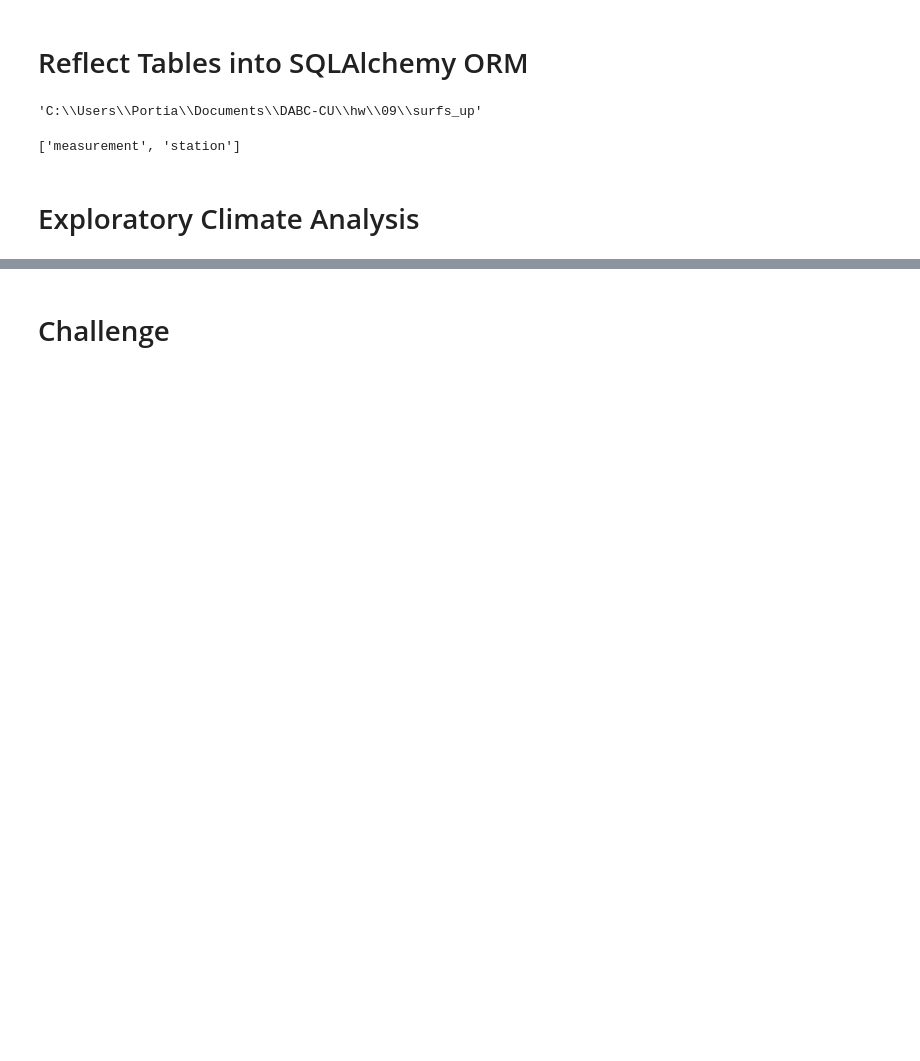
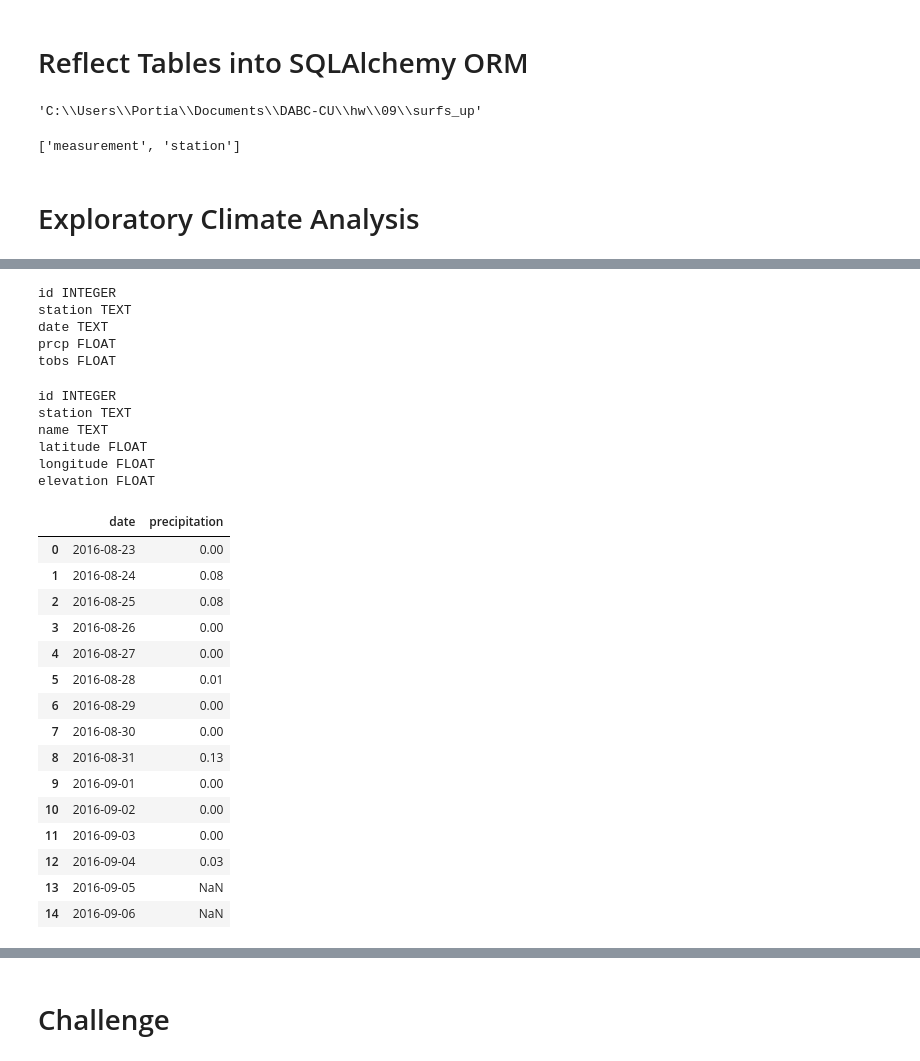
Before and after one commit to wallaceportia/surfs_up, a Jupyter notebook: climate_analysis.ipynb, the cells around one changed output, grey strips where cells are left out. Saved outputs shown, nothing was run; the diff lists cells and outputs as text; code cells hidden in the pictures; blank space fills up the shorter version.

```diff
--- a/climate_analysis.ipynb
+++ b/climate_analysis.ipynb
@@ -40,19 +40,12 @@ Measurement = Base.classes.measurement
 Station = Base.classes.station
 # %%
 # Create our session (link) from Python to the DB
-Session = Session(engine)
+session = Session(engine)
 # %% [markdown]
 # Exploratory Climate Analysis
 # %%
 # Design a query to retrieve the last 12 months of precipitation data and plot the results.
 #Starting from the last data point in the database.
-
 # Calculate the date one year from the last date in data set.
-
-# Perform a query to retrieve the data and precipitation scores
-
-# Save the query results as a Pandas DataFrame and set the index to the date column
-
-# Sort the dataframe by date
-
-# Use Pandas Plotting with Matplotlib to plot the data
+prev_year = dt.date(2017, 8, 23) - dt.timedelta(days=365)
+prev_year
@@ -58,0 +83,44 @@ Session = Session(engine)
+# %%
+inspector = inspect(engine)
+columns = inspector.get_columns('measurement')
+for c in columns:
+    print(c['name'], c["type"])
+# %% [output]
+id INTEGER
+station TEXT
+date TEXT
+prcp FLOAT
+tobs FLOAT
+# %%
+inspector = inspect(engine)
+columns = inspector.get_columns('station')
+for c in columns:
+    print(c['name'], c["type"])
+# %% [output]
+id INTEGER
+station TEXT
+name TEXT
+latitude FLOAT
+longitude FLOAT
+elevation FLOAT
+# %%
+# Save the query results as a Pandas DataFrame and set the index to the date column
+df = pd.DataFrame(results, columns=['date','precipitation'])
+df.head(15)
+# %% [output]
+|  | date | precipitation |
+| 0 | 2016-08-23 | 0.00 |
+| 1 | 2016-08-24 | 0.08 |
+| 2 | 2016-08-25 | 0.08 |
+| 3 | 2016-08-26 | 0.00 |
+| 4 | 2016-08-27 | 0.00 |
+| 5 | 2016-08-28 | 0.01 |
+| 6 | 2016-08-29 | 0.00 |
+| 7 | 2016-08-30 | 0.00 |
+| 8 | 2016-08-31 | 0.13 |
+| 9 | 2016-09-01 | 0.00 |
+| 10 | 2016-09-02 | 0.00 |
+| 11 | 2016-09-03 | 0.00 |
+| 12 | 2016-09-04 | 0.03 |
+| 13 | 2016-09-05 | NaN |
+| 14 | 2016-09-06 | NaN |
```
Also changed, not shown: parts of 11 cells of this notebook.
